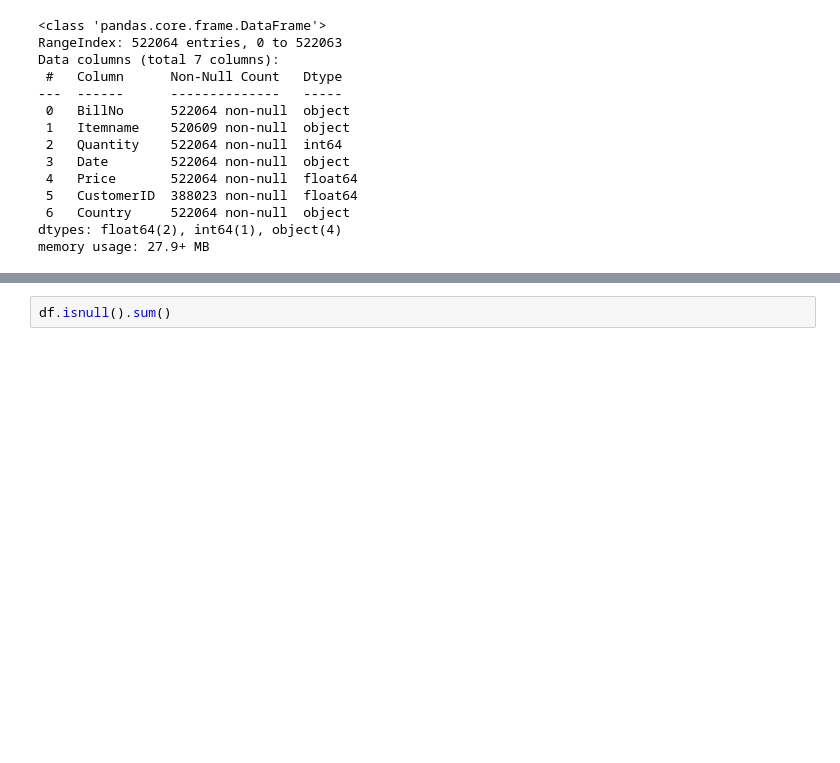
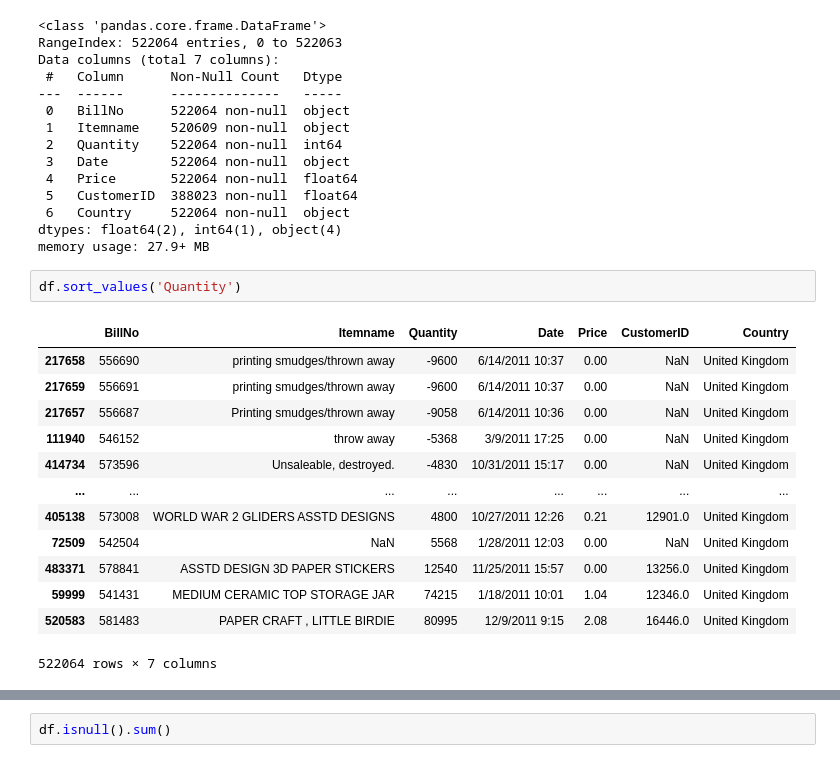
Before and after one commit to quocquann/AssociationRulesMinning, a Jupyter notebook: main.ipynb, the cells around one changed output, grey strips where cells are left out. Cells and saved outputs as stored; diff of their text form; blank space fills up the shorter version.

```diff
--- a/main.ipynb
+++ b/main.ipynb
@@ -38,3 +43,19 @@ Data columns (total 7 columns):
  6   Country     522064 non-null  object
 dtypes: float64(2), int64(1), object(4)
 memory usage: 27.9+ MB
+# %%
+df.sort_values('Quantity')
+# %% [output]
+|  | BillNo | Itemname | Quantity | Date | Price | CustomerID | Country |
+| 217658 | 556690 | printing smudges/thrown away | -9600 | 6/14/2011 10:37 | 0.00 | NaN | United Kingdom |
+| 217659 | 556691 | printing smudges/thrown away | -9600 | 6/14/2011 10:37 | 0.00 | NaN | United Kingdom |
+| 217657 | 556687 | Printing smudges/thrown away | -9058 | 6/14/2011 10:36 | 0.00 | NaN | United Kingdom |
+| 111940 | 546152 | throw away | -5368 | 3/9/2011 17:25 | 0.00 | NaN | United Kingdom |
+| 414734 | 573596 | Unsaleable, destroyed. | -4830 | 10/31/2011 15:17 | 0.00 | NaN | United Kingdom |
+| ... | ... | ... | ... | ... | ... | ... | ... |
+| 405138 | 573008 | WORLD WAR 2 GLIDERS ASSTD DESIGNS | 4800 | 10/27/2011 12:26 | 0.21 | 12901.0 | United Kingdom |
+| 72509 | 542504 | NaN | 5568 | 1/28/2011 12:03 | 0.00 | NaN | United Kingdom |
+| 483371 | 578841 | ASSTD DESIGN 3D PAPER STICKERS | 12540 | 11/25/2011 15:57 | 0.00 | 13256.0 | United Kingdom |
+| 59999 | 541431 | MEDIUM CERAMIC TOP STORAGE JAR | 74215 | 1/18/2011 10:01 | 1.04 | 12346.0 | United Kingdom |
+| 520583 | 581483 | PAPER CRAFT , LITTLE BIRDIE | 80995 | 12/9/2011 9:15 | 2.08 | 16446.0 | United Kingdom |
+522064 rows × 7 columns
```
Also changed, not shown: parts of 7 cells of this notebook.
